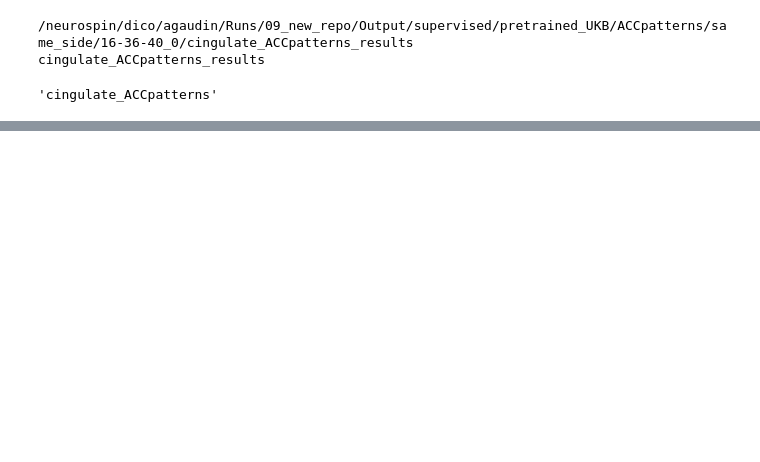
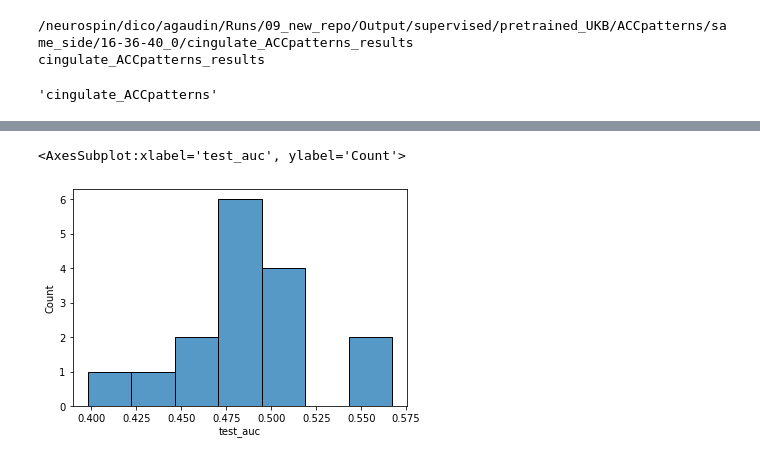
Before and after one commit to neurospin-projects/2023_agaudin_jchavas_folding_supervised, a Jupyter notebook: contrastive/notebooks/supervised_analysis.ipynb, the cells around one changed output, grey strips where cells are left out. Cells and saved outputs as stored; diff of their text form; code cells hidden in the pictures; blank space fills up the shorter version.

```diff
--- a/contrastive/notebooks/supervised_analysis.ipynb
+++ b/contrastive/notebooks/supervised_analysis.ipynb
@@ -149,6 +153,10 @@ bdd = []
 visited = []
 
 generate_bdd_supervised_models(folders, bdd, visited)
+
+bdd = pd.DataFrame(bdd)
+
+bdd = post_process_bdd_models(bdd, hard_remove=['partition', 'patch_size', 'n_max'])
 # %% [output]
 Start 1 0
 /neurospin/dico/agaudin/Runs/09_new_repo/Output/supervised not associated to a model. Continue
@@ -189,0 +196,3 @@ bdd
+# %%
+schiz_bdd = bdd[bdd.dataset_name.str.contains("schiz")]
+schiz_bdd
@@ -189,0 +213,5 @@ bdd
+# %%
+sns.histplot(schiz_bdd, x='test_auc')
+# %% [output]
+<AxesSubplot:xlabel='test_auc', ylabel='Count'>
+[figure, added]
```
Also changed, not shown: parts of 7 cells of this notebook, 1 other file.
